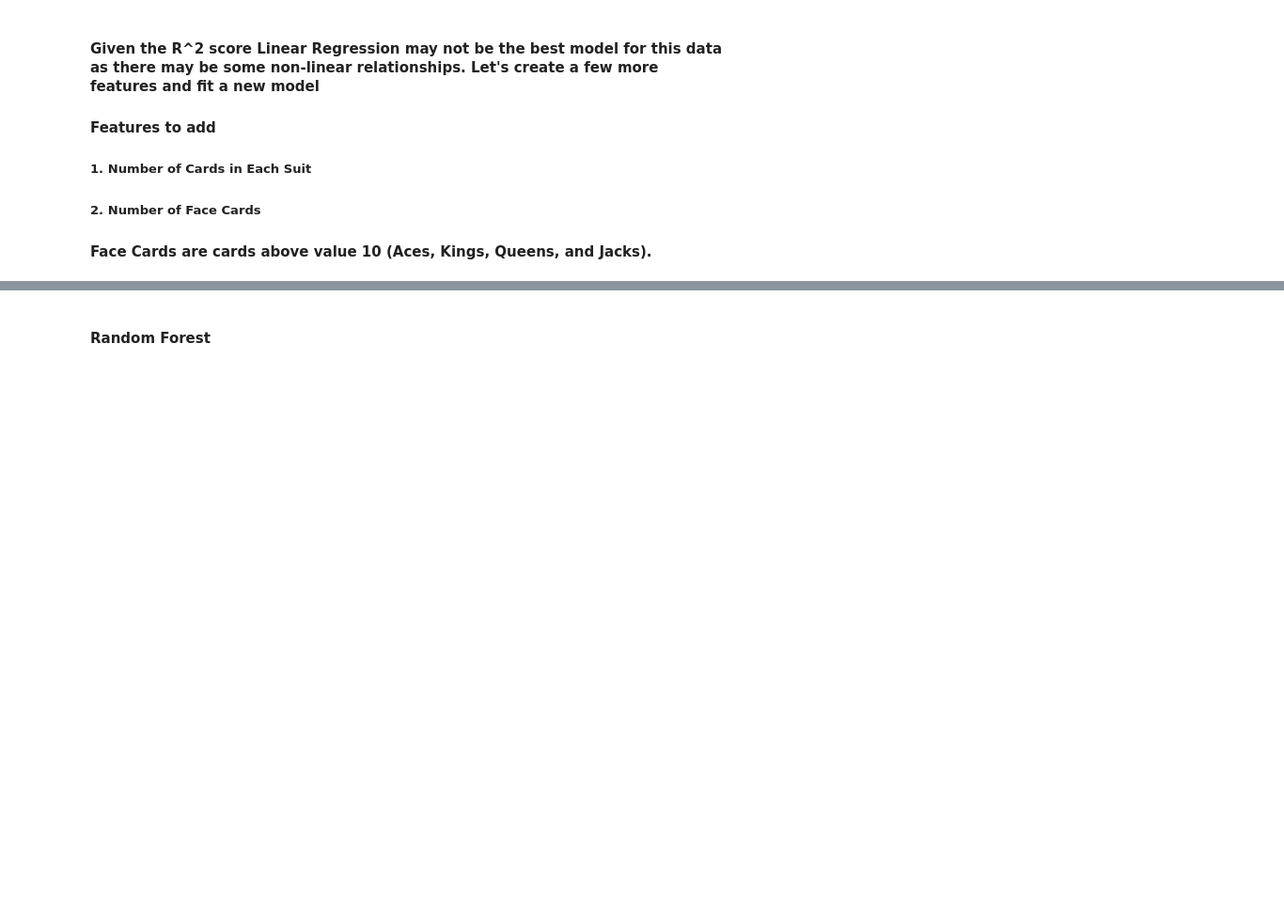
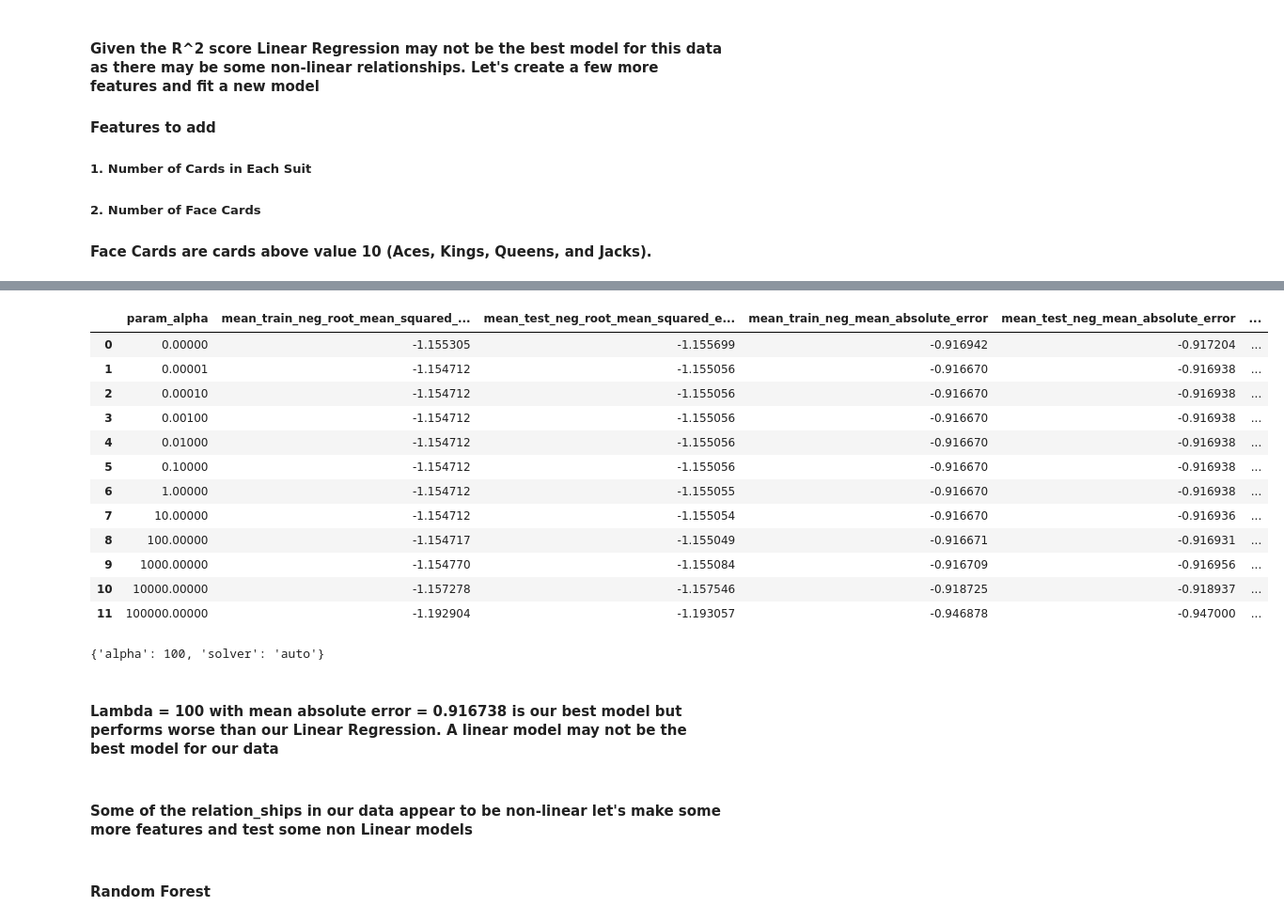
Before and after one commit to blh119/Data-Mining-Final-Project, a Jupyter notebook: Spades Analysis.ipynb, the cells around one changed output, grey strips where cells are left out. Shown at 94% size. Drawn from its saved outputs; the diff is of its cells as text; code cells hidden in the pictures; blank space fills up the shorter version.

```diff
--- a/Spades Analysis.ipynb
+++ b/Spades Analysis.ipynb
@@ -519,0 +550,5 @@ max(player_hands_by_round_with_tricks_long["card_in_player_hand"])
+# %%
+X =  player_hands_by_round_with_tricks.drop(columns=["player_name", "tricks_won", "round"])
+y = player_hands_by_round_with_tricks["tricks_won"]
+
+X_train, X_test, y_train, y_test = train_test_split(X, y, test_size = 0.2, random_state = 99)
@@ -519,0 +558,10 @@ max(player_hands_by_round_with_tricks_long["card_in_player_hand"])
+# %%
+ridge_model = Ridge(fit_intercept = False)
+ridge_params = {"alpha": [0, 10**-5, 10**-4, 10**-3, 10**-2, 10**-1, 1, 10**1, 10**2,10**3, 10**4, 10**5],
+                "solver" : ["auto"]}
+# %%
+cv_ridge = GridSearchCV(ridge_model, param_grid = ridge_params, scoring = ["neg_root_mean_squared_error", "r2", "neg_mean_absolute_error"],
+                        n_jobs = None, refit = "r2", cv = 4, error_score = np.nan, return_train_score = True,
+                       verbose = 2)
+# %%
+cv_ridge.fit(X_train, y_train)
@@ -520,3 +594,30 @@ max(player_hands_by_round_with_tricks_long["card_in_player_hand"])
+# %%
+cv_ridge_data = pd.DataFrame(cv_ridge.cv_results_)
+cv_ridge_data[["param_alpha", "mean_train_neg_root_mean_squared_error", "mean_test_neg_root_mean_squared_error",
+               "mean_train_neg_mean_absolute_error", "mean_test_neg_mean_absolute_error",
+               "mean_test_r2", "mean_train_r2"]]
+# %% [output]
+|  | param_alpha | mean_train_neg_root_mean_squared_... | mean_test_neg_root_mean_squared_e... | mean_train_neg_mean_absolute_error | mean_test_neg_mean_absolute_error | ... |
+| 0 | 0.00000 | -1.155305 | -1.155699 | -0.916942 | -0.917204 | ... |
+| 1 | 0.00001 | -1.154712 | -1.155056 | -0.916670 | -0.916938 | ... |
+| 2 | 0.00010 | -1.154712 | -1.155056 | -0.916670 | -0.916938 | ... |
+| 3 | 0.00100 | -1.154712 | -1.155056 | -0.916670 | -0.916938 | ... |
+| 4 | 0.01000 | -1.154712 | -1.155056 | -0.916670 | -0.916938 | ... |
+| 5 | 0.10000 | -1.154712 | -1.155056 | -0.916670 | -0.916938 | ... |
+| 6 | 1.00000 | -1.154712 | -1.155055 | -0.916670 | -0.916938 | ... |
+| 7 | 10.00000 | -1.154712 | -1.155054 | -0.916670 | -0.916936 | ... |
+| 8 | 100.00000 | -1.154717 | -1.155049 | -0.916671 | -0.916931 | ... |
+| 9 | 1000.00000 | -1.154770 | -1.155084 | -0.916709 | -0.916956 | ... |
+| 10 | 10000.00000 | -1.157278 | -1.157546 | -0.918725 | -0.918937 | ... |
+| 11 | 100000.00000 | -1.192904 | -1.193057 | -0.946878 | -0.947000 | ... |
+# %%
+cv_ridge.best_params_
+# %% [output]
+{'alpha': 100, 'solver': 'auto'}
+# %% [markdown]
+#### Lambda = 100 with mean absolute error = 0.916738 is our best model but performs worse than our Linear Regression. A linear model may not be the best model for our data
+# %% [markdown]
+#### Some of the relation_ships in our data appear to be non-linear let's make some more features and test some non Linear models
 # %% [markdown]
 #### Random Forest
 # %%
```
Also changed, not shown: parts of 27 cells of this notebook, 2 other files.
